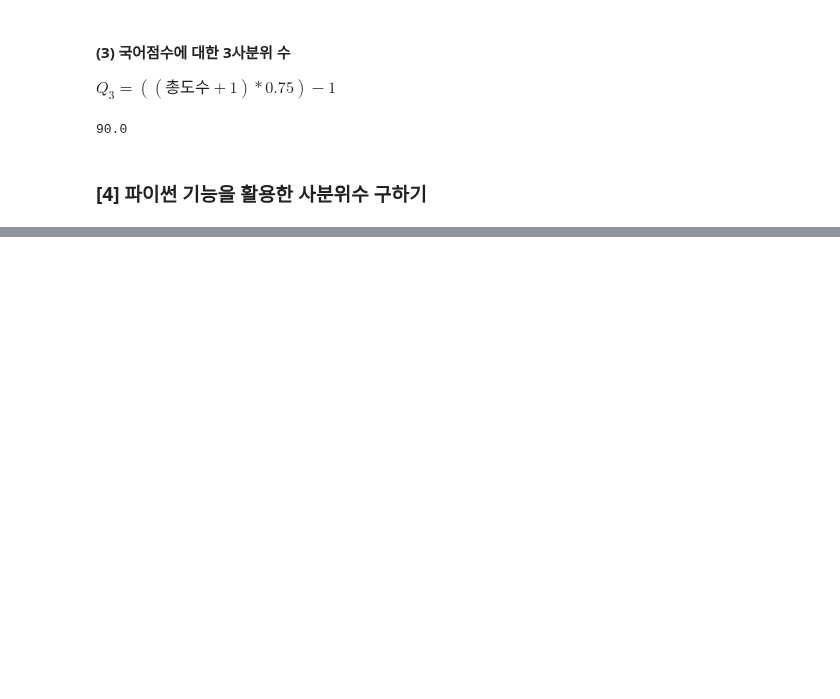
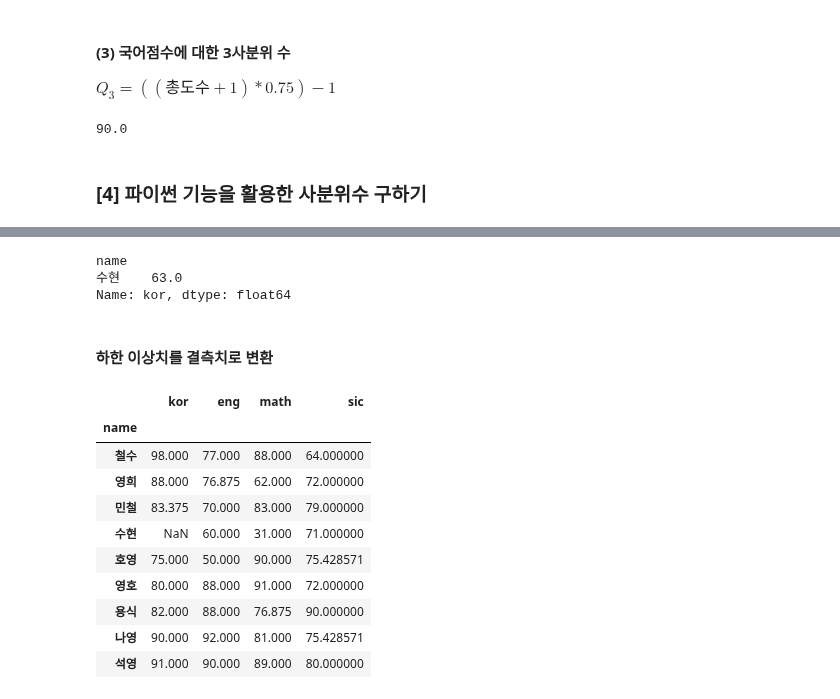
Before and after one commit to hyk2202/megait, a Jupyter notebook: megait/D. 탐색적 데이터 분석/04. 데이터 정제/03_이상치_정제.ipynb, the cells around one changed output, grey strips where cells are left out. Drawn from its saved outputs; the diff is of its cells as text; code cells hidden in the pictures; blank space fills up the shorter version.

```diff
--- a/megait/D. 탐색적 데이터 분석/04. 데이터 정제/03_이상치_정제.ipynb
+++ b/megait/D. 탐색적 데이터 분석/04. 데이터 정제/03_이상치_정제.ipynb
@@ -220,0 +225,5 @@ Q3: 90.0
+# %%
+Q1 = outline_df['kor'].quantile(0.25)
+Q3 = outline_df['kor'].quantile(0.75)
+iqr = Q3-Q1
+print("사분위간 범위 :",iqr)
@@ -220,0 +243,5 @@ Q3: 90.0
+# %%
+outline_max = Q3 + iqr*1.5
+outline_min = Q1 - iqr*1.5
+print("상한 극단치 경계 :", outline_max)
+print("하한 극단치 경계 :", outline_min)
@@ -220,0 +256,23 @@ Q3: 90.0
+# %%
+outline_df.loc[outline_df['kor'] <= outline_min, 'kor']
+# %% [output]
+name
+수현    63.0
+Name: kor, dtype: float64
+# %% [markdown]
+#### 하한 이상치를 결측치로 변환
+# %%
+outline_df.loc[outline_df['kor'] < outline_min, 'kor'] = np.nan
+outline_df
+# %% [output]
+|  | kor | eng | math | sic |
+| name |  |  |  |  |
+| 철수 | 98.000 | 77.000 | 88.000 | 64.000000 |
+| 영희 | 88.000 | 76.875 | 62.000 | 72.000000 |
+| 민철 | 83.375 | 70.000 | 83.000 | 79.000000 |
+| 수현 | NaN | 60.000 | 31.000 | 71.000000 |
+| 호영 | 75.000 | 50.000 | 90.000 | 75.428571 |
+| 영호 | 80.000 | 88.000 | 91.000 | 72.000000 |
+| 용식 | 82.000 | 88.000 | 76.875 | 90.000000 |
+| 나영 | 90.000 | 92.000 | 81.000 | 75.428571 |
+| 석영 | 91.000 | 90.000 | 89.000 | 80.000000 |
```
Also changed, not shown: parts of 19 cells of this notebook.
